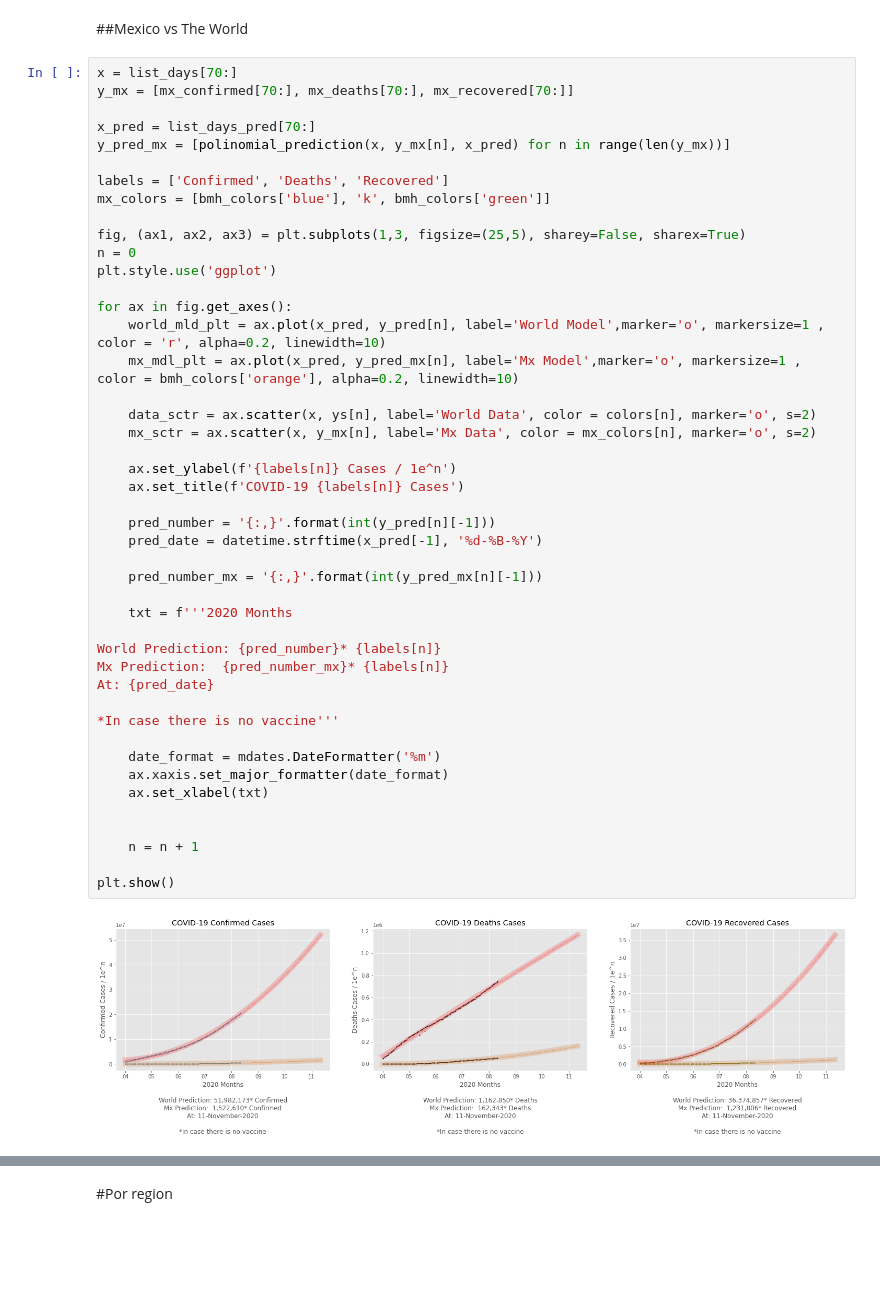
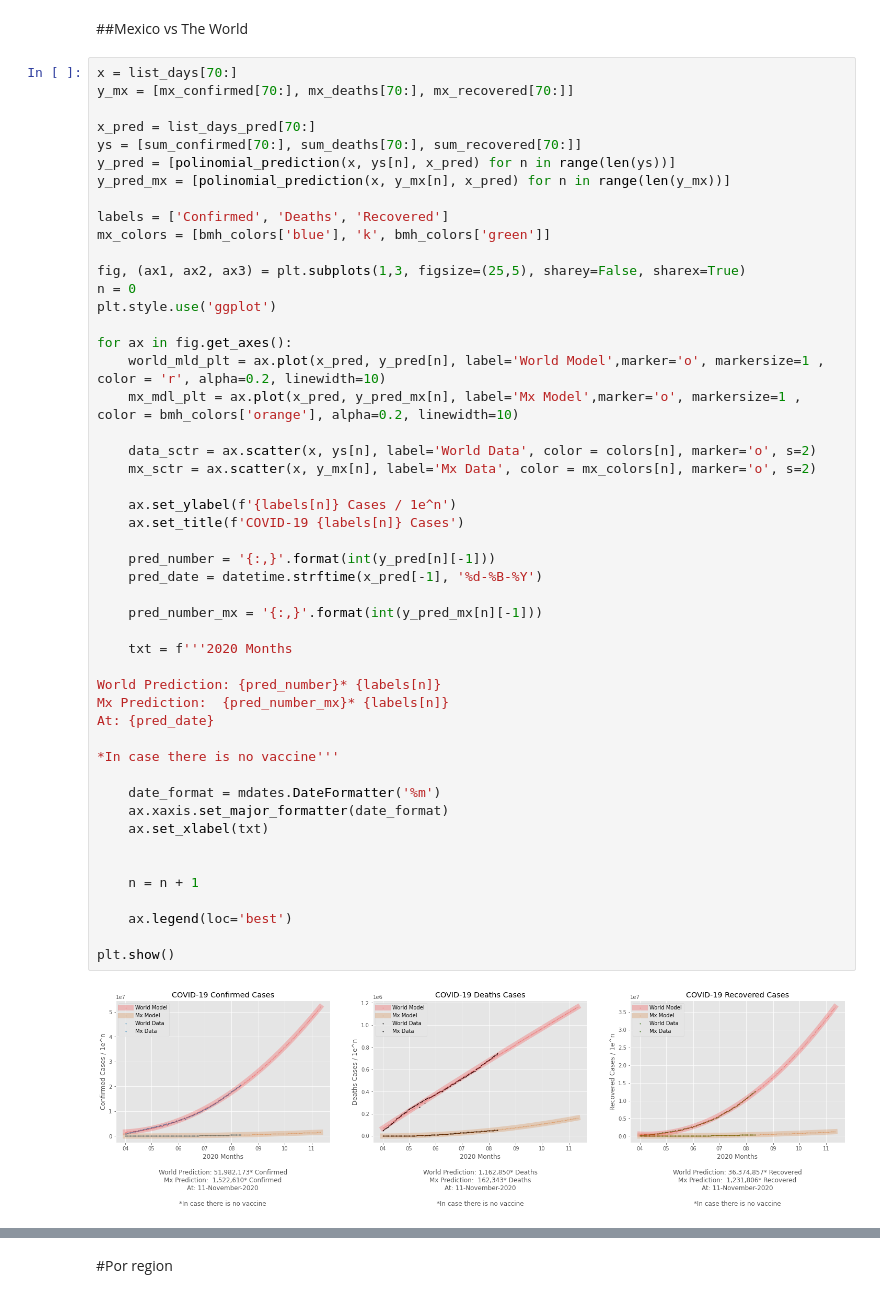
Before and after one commit to Edward-TL/covid, a Jupyter notebook: analisis_covid.ipynb, the cells around one changed output, grey strips where cells are left out. Saved outputs shown, nothing was run; the diff lists cells and outputs as text; blank space fills up the shorter version.

Commit message:
Legends bug corrected

```diff
--- a/analisis_covid.ipynb
+++ b/analisis_covid.ipynb
@@ -630,6 +622,8 @@ x = list_days[70:]
 y_mx = [mx_confirmed[70:], mx_deaths[70:], mx_recovered[70:]]
 
 x_pred = list_days_pred[70:]
+ys = [sum_confirmed[70:], sum_deaths[70:], sum_recovered[70:]]
+y_pred = [polinomial_prediction(x, ys[n], x_pred) for n in range(len(ys))]
 y_pred_mx = [polinomial_prediction(x, y_mx[n], x_pred) for n in range(len(y_mx))]
 
 labels = ['Confirmed', 'Deaths', 'Recovered']
@@ -644,31 +638,33 @@ for ax in fig.get_axes():
     mx_mdl_plt = ax.plot(x_pred, y_pred_mx[n], label='Mx Model',marker='o', markersize=1 , color = bmh_colors['orange'], alpha=0.2, linewidth=10)
 
     data_sctr = ax.scatter(x, ys[n], label='World Data', color = colors[n], marker='o', s=2)
     mx_sctr = ax.scatter(x, y_mx[n], label='Mx Data', color = mx_colors[n], marker='o', s=2)
 
     ax.set_ylabel(f'{labels[n]} Cases / 1e^n')
     ax.set_title(f'COVID-19 {labels[n]} Cases')
 
     pred_number = '{:,}'.format(int(y_pred[n][-1]))
     pred_date = datetime.strftime(x_pred[-1], '%d-%B-%Y')
 
     pred_number_mx = '{:,}'.format(int(y_pred_mx[n][-1]))
 
     txt = f'''2020 Months
 
 World Prediction: {pred_number}* {labels[n]}
 Mx Prediction:  {pred_number_mx}* {labels[n]}
 At: {pred_date}
 
 *In case there is no vaccine'''
 
     date_format = mdates.DateFormatter('%m')
     ax.xaxis.set_major_formatter(date_format)
     ax.set_xlabel(txt)
 
 
     n = n + 1
 
+    ax.legend(loc='best')
+
 plt.show()
 # %% [output]
-[figure, old version]
+[figure, new version]
```
Also changed, not shown: parts of 8 cells of this notebook.
